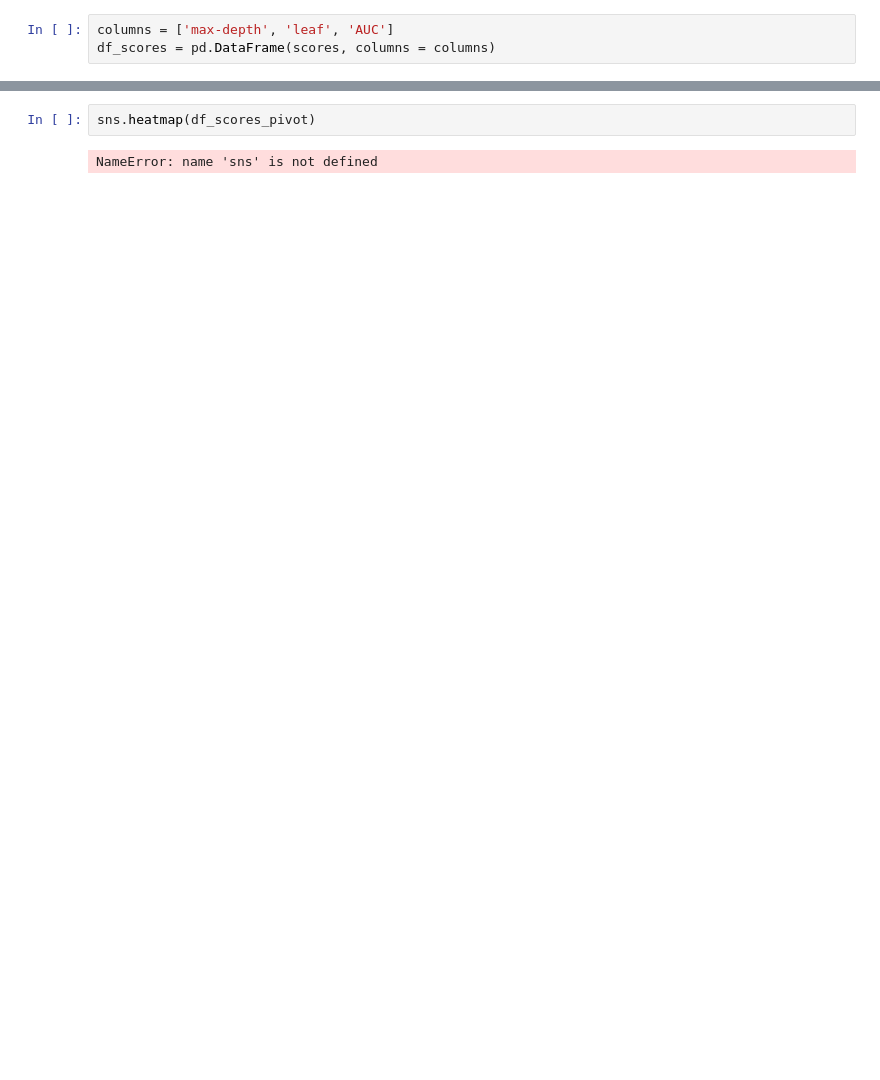
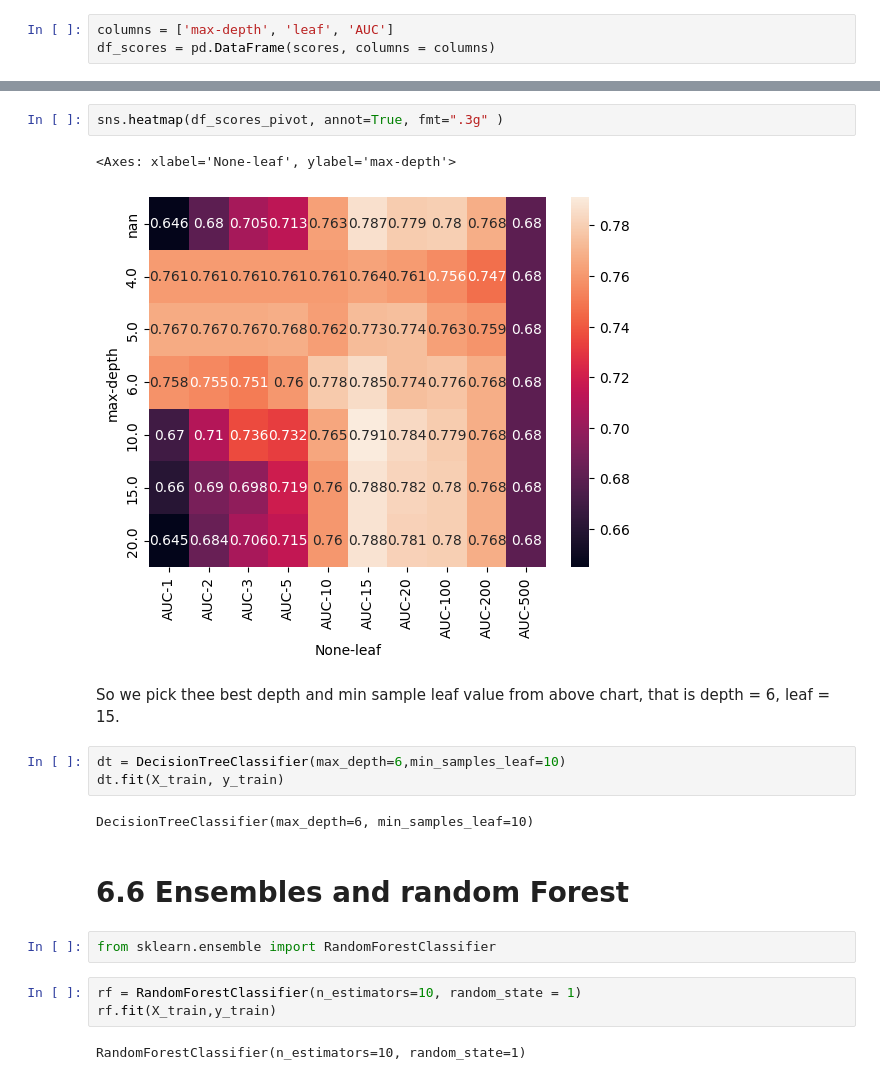
Before and after one commit to skykmar02/Credit-Risk-Scoring, a Jupyter notebook: 06_Credit_risk_scoring.ipynb, the cells around one changed output, grey strips where cells are left out. Drawn from its saved outputs; the diff is of its cells as text; blank space fills up the shorter version.

```diff
--- a/06_Credit_risk_scoring.ipynb
+++ b/06_Credit_risk_scoring.ipynb
@@ -468,4 +471,21 @@ df_scores_pivot
 # %%
-sns.heatmap(df_scores_pivot)
+sns.heatmap(df_scores_pivot, annot=True, fmt=".3g" )
 # %% [output]
-NameError: name 'sns' is not defined
+<Axes: xlabel='None-leaf', ylabel='max-depth'>
+[figure, added]
+# %% [markdown]
+So we pick thee best depth and min sample leaf value from above chart, that is depth = 6, leaf = 15.
+# %%
+dt = DecisionTreeClassifier(max_depth=6,min_samples_leaf=10)
+dt.fit(X_train, y_train)
+# %% [output]
+DecisionTreeClassifier(max_depth=6, min_samples_leaf=10)
+# %% [markdown]
+# 6.6  Ensembles and random Forest
+# %%
+from sklearn.ensemble import RandomForestClassifier
+# %%
+rf = RandomForestClassifier(n_estimators=10, random_state = 1)
+rf.fit(X_train,y_train)
+# %% [output]
+RandomForestClassifier(n_estimators=10, random_state=1)
```
Also changed, not shown: parts of 20 cells of this notebook, 2 other files.
